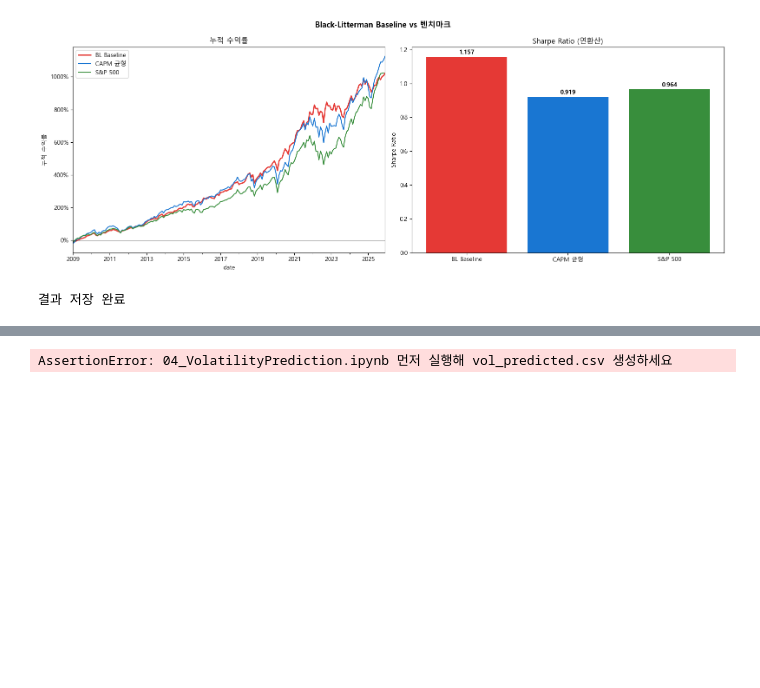
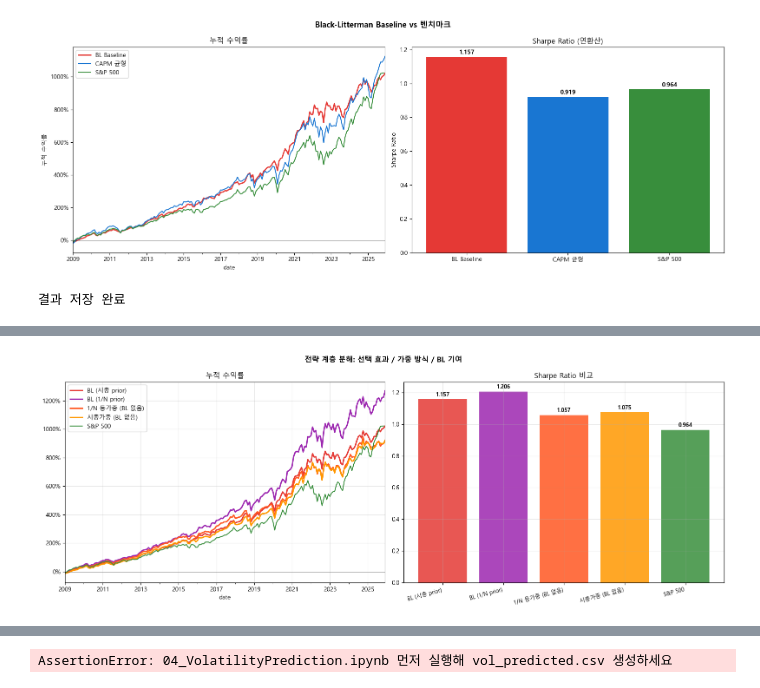
Before and after one commit to sybeom528/finance_project, a Jupyter notebook: 서윤범/low_risk/99_baseline.ipynb, the cells around one changed output, grey strips where cells are left out. Saved outputs shown, nothing was run; the diff lists cells and outputs as text; code cells hidden in the pictures; blank space fills up the shorter version.

```diff
--- a/서윤범/low_risk/99_baseline.ipynb
+++ b/서윤범/low_risk/99_baseline.ipynb
@@ -429,0 +664,84 @@ print('결과 저장 완료')
+# %%
+# ── 1/N 등가중 포트폴리오 (BL 없음, 저변동성 유니버스) ────────
+# naive_ret: 저변동성 하위30% + 시총가중 (BL 없음)   → vol selection 효과
+# eq_ret:    저변동성 하위30% + 동일가중 (BL 없음)   → 1/N 자체 효과
+# bl_eq_ret: 저변동성 뷰 + 1/N prior + BL 최적화    → BL 추가 기여
+
+eq_lowvol_returns = []
+
+for pred_date in pred_dates:
+    try:
+        month_df = panel.xs(pred_date, level='date').dropna(
+            subset=['vol_21d', 'fwd_ret_1m'])
+        if len(month_df) < 30:
+            continue
+        n_group  = max(1, int(len(month_df) * PCT_GROUP))
+        low_tix  = month_df['vol_21d'].sort_values().index[:n_group]
+        w_eq     = pd.Series(1.0 / len(low_tix), index=low_tix)
+        ret_eq   = float(w_eq @ month_df.loc[low_tix, 'fwd_ret_1m'].fillna(0))
+        eq_lowvol_returns.append({'date': pred_date, 'ret': ret_eq})
+    except:
+        pass
+
+eq_ret = pd.DataFrame(eq_lowvol_returns).set_index('date')['ret']
+
+# ── 전체 비교 ─────────────────────────────────────────────────
+print('=' * 65)
+print('전략 계층별 비교: 선택 효과 vs 가중 방식 vs BL 기여')
+print('=' * 65)
+
+all_cmp = [
+    (bl_ret,    'BL (시총 prior)',         '#E53935'),
+    (bl_eq_ret, 'BL (1/N prior)',          '#9C27B0'),
+    (eq_ret,    '1/N 등가중 (BL 없음)',    '#FF5722'),
+    (naive_ret, '시총가중 (BL 없음)',      '#FF9800'),
+    (spy_ret,   'S&P 500',                 '#388E3C'),
+]
+
+for ret, label, _ in all_cmp:
+    rf  = rf_m.reindex(ret.index).fillna(0)
+    exc = ret - rf
+    sr  = exc.mean() / exc.std() * np.sqrt(12)
+    ar  = ret.mean() * 12
+    av  = ret.std() * np.sqrt(12)
+    cum = (1 + ret).cumprod()
+    mdd = ((cum - cum.cummax()) / cum.cummax()).min()
+    print(f'\n[{label}]')
+    print(f'  Sharpe: {sr:.3f}  연수익: {ar:.2%}  변동성: {av:.2%}  MDD: {mdd:.2%}')
+
+# ── 시각화 ────────────────────────────────────────────────────
+fig, axes = plt.subplots(1, 2, figsize=(16, 6))
+fig.suptitle('전략 계층 분해: 선택 효과 / 가중 방식 / BL 기여', fontweight='bold')
+
+ax = axes[0]
+for ret, label, color in all_cmp:
+    lw = 2.2 if 'BL' in label else 1.5
+    (1 + ret).cumprod().sub(1).plot(ax=ax, label=label, color=color, linewidth=lw)
+ax.set_title('누적 수익률')
+ax.yaxis.set_major_formatter(mtick.PercentFormatter(1.0))
+ax.legend()
+ax.axhline(0, color='k', lw=0.5)
+ax.grid(True, alpha=0.3)
+
+ax = axes[1]
+labels_b, sharpes_b, colors_b = [], [], []
+for ret, label, color in all_cmp:
+    rf  = rf_m.reindex(ret.index).fillna(0)
+    exc = ret - rf
+    labels_b.append(label)
+    sharpes_b.append(exc.mean() / exc.std() * np.sqrt(12))
+    colors_b.append(color)
+bars = ax.bar(labels_b, sharpes_b, color=colors_b, alpha=0.85)
+for bar, val in zip(bars, sharpes_b):
+    ax.text(bar.get_x() + bar.get_width()/2, bar.get_height() + 0.01,
+            f'{val:.3f}', ha='center', va='bottom', fontsize=9, fontweight='bold')
+ax.set_title('Sharpe Ratio 비교')
+ax.set_xticklabels(labels_b, rotation=15, ha='right', fontsize=9)
+ax.axhline(0, color='k', lw=0.5)
+ax.grid(True, alpha=0.3)
+
+plt.tight_layout()
+plt.savefig(OUT_DIR / 'bl_strategy_decomposition.png', dpi=150, bbox_inches='tight')
+plt.show()
+print('저장 완료: bl_strategy_decomposition.png')
+# %% [output]
@@ -429,0 +766 @@ print('결과 저장 완료')
+[figure, added]
```
Also changed, not shown: parts of 4 cells of this notebook, 27 other files.
